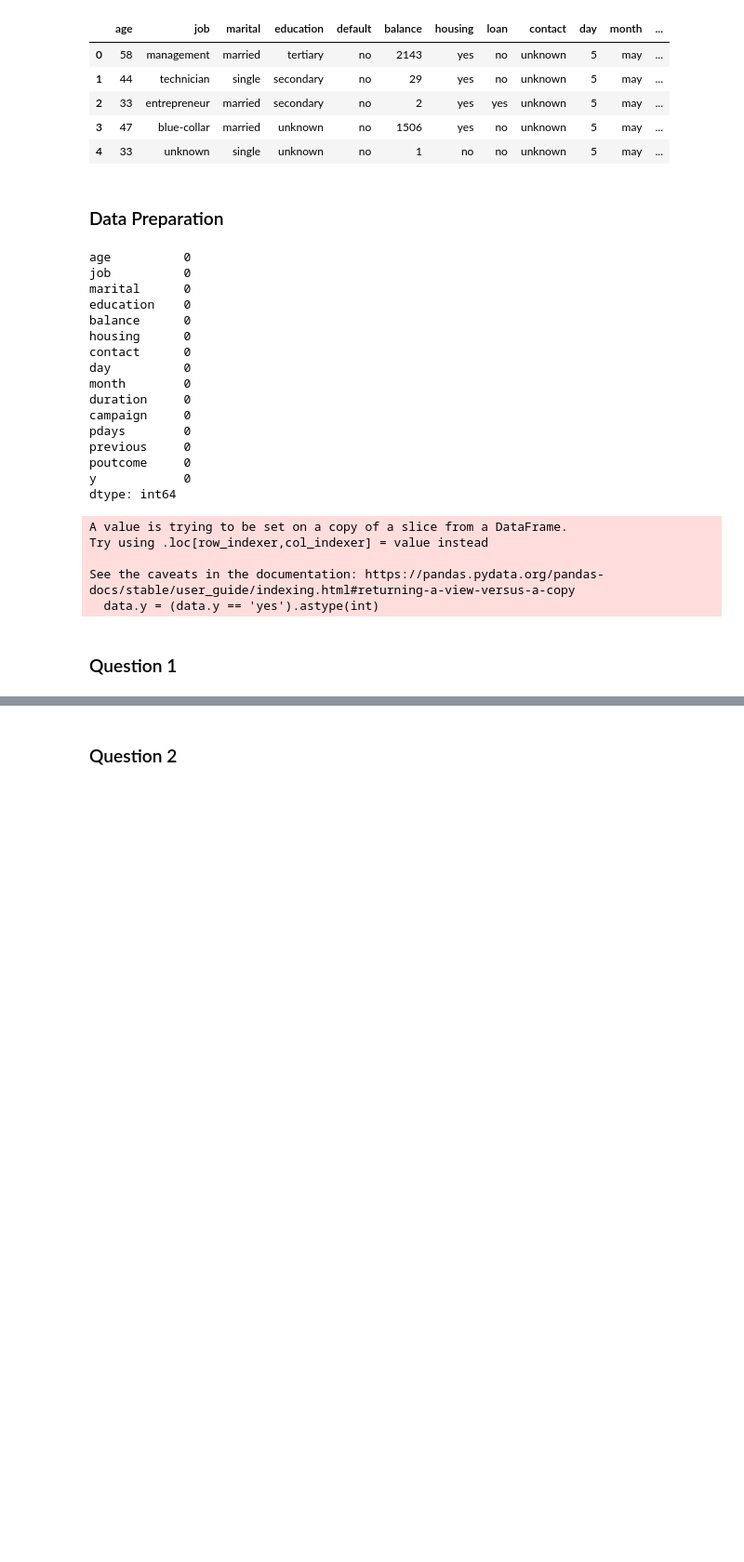
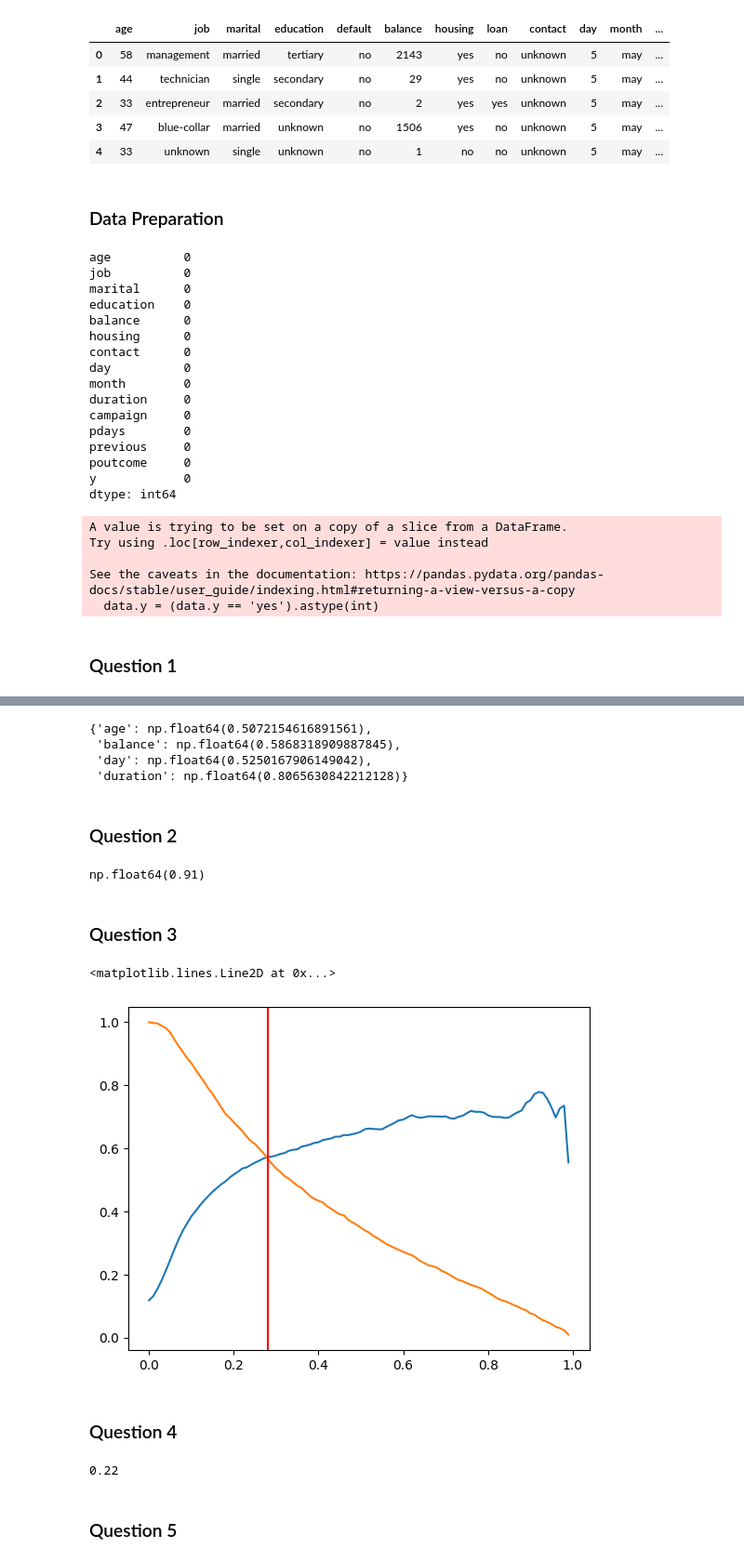
Before and after one commit to walterjove/ml-zoomcamp-hw, a Jupyter notebook: 04-evaluation/04-evaluation.ipynb, the cells around one changed output, grey strips where cells are left out. Shown at 93% size. Drawn from its saved outputs; the diff is of its cells as text; code cells hidden in the pictures; blank space fills up the shorter version.

```diff
--- a/04-evaluation/04-evaluation.ipynb
+++ b/04-evaluation/04-evaluation.ipynb
@@ -108,3 +109,11 @@ for i in numerical:
+# %%
+scores = highest_auc(y_train, df_train, numerical)
+scores
+# %% [output]
+{'age': np.float64(0.5072154616891561),
+ 'balance': np.float64(0.5868318909887845),
+ 'day': np.float64(0.5250167906149042),
+ 'duration': np.float64(0.8065630842212128)}
 # %% [markdown]
 ### Question 2
 # %%
@@ -124,3 +133,54 @@ model.fit(X_train, y_train)
 # Calculating accuracy
 y_pred = model.predict_proba(X_val)[:, 1]
 term_deposit = (y_pred) >= 0.5
+# %%
+fpr, tpr, thresholds = roc_curve(y_val, y_pred)
+round(auc(fpr,tpr), 2)
+# %% [output]
+np.float64(0.91)
+# %% [markdown]
+### Question 3
+# %%
+ts = np.linspace(0,0.99,100)
+actual_positive = (y_val == 1)
+actual_negative = (y_val == 0)
+ps = []
+rs = []
+for t in ts:
+    predict_positive = (y_pred >= t)
+    predict_negative = (y_pred < t)
+    tp = (predict_positive & actual_positive).sum()
+    tn = (predict_negative & actual_negative).sum()
+    fp = (predict_positive & actual_negative).sum()
+    fn = (predict_negative & actual_positive).sum()
+    p = tp / (tp + fp)
+    r = tp / (tp + fn)
+    ps.append(p)
+    rs.append(r)
+plt.plot(ts,ps)
+plt.plot(ts,rs)
+idx = np.argwhere(np.isclose(rs, ps, atol=0.01)).flatten()
+x_intersect = ts[idx]
+plt.axvline(x=x_intersect, color='red')
+# %% [output]
+<matplotlib.lines.Line2D at 0x...>
+[figure, added]
+# %% [markdown]
+### Question 4
+# %%
+f1 = {}
+for t in ts:
+    predict_positive = (y_pred >= t)
+    predict_negative = (y_pred < t)
+    tp = (predict_positive & actual_positive).sum()
+    tn = (predict_negative & actual_negative).sum()
+    fp = (predict_positive & actual_negative).sum()
+    fn = (predict_negative & actual_positive).sum()
+    p = tp / (tp + fp)
+    r = tp / (tp + fn)
+    f1[str(t)] = (2*(p*r)/(p+r))
+print(max(f1, key=f1.get))
+# %% [output]
+0.22
+# %% [markdown]
+### Question 5
```
Also changed, not shown: parts of 2 cells of this notebook.
